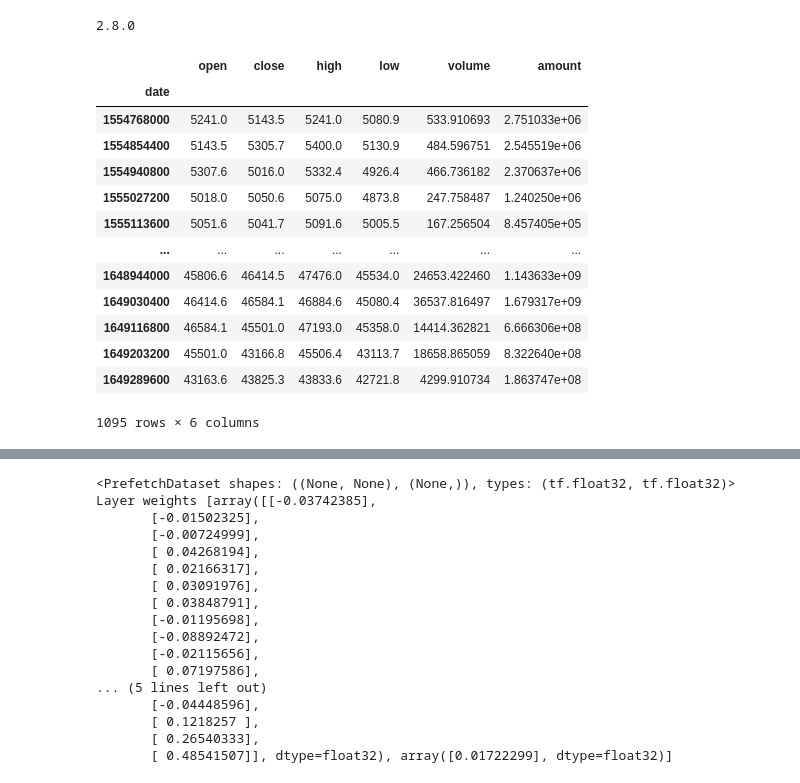
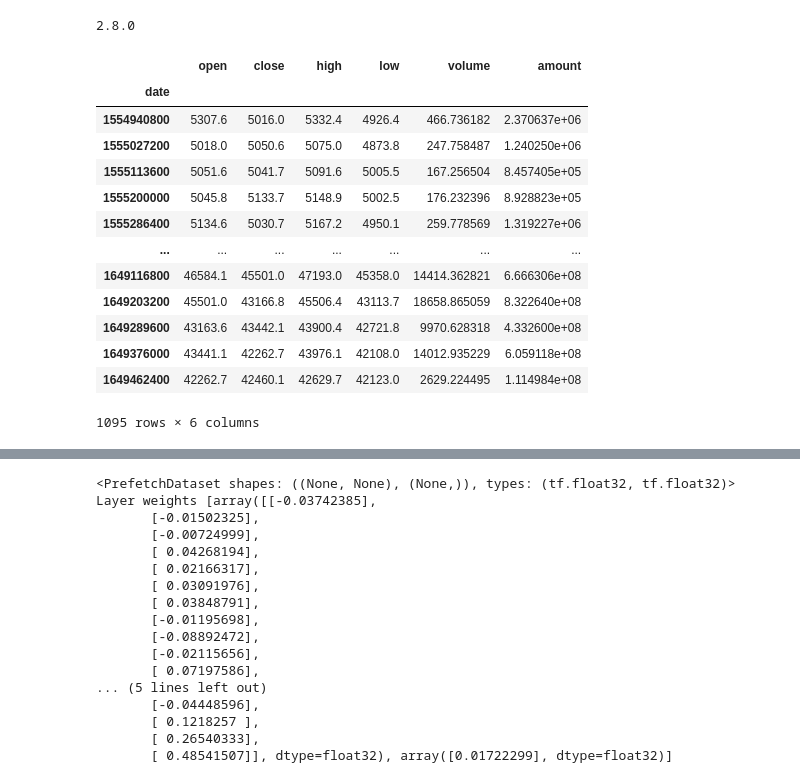
Before and after one commit to epocaterrasus/CryptoTradingAlgorithm, a Jupyter notebook: C4_W2_Lab_2_single_layer_NN.ipynb, the cells around one changed output, grey strips where cells are left out. Cells and saved outputs as stored; diff of their text form; code cells hidden in the pictures.

```diff
--- a/C4_W2_Lab_2_single_layer_NN.ipynb
+++ b/C4_W2_Lab_2_single_layer_NN.ipynb
@@ -72,23 +72,20 @@ x_valid = series[split_time:]
 window_size = 20
 batch_size = 32
 shuffle_buffer_size = 1000
-# %%
-df = info_data.reset_index().drop(columns='index')
-df.set_index('date',inplace=True)
-df = df.astype(float, errors = 'raise')
-df
-# %% [output]
-|  | open | close | high | low | volume | amount |
-| date |  |  |  |  |  |  |
-| 1554768000 | 5241.0 | 5143.5 | 5241.0 | 5080.9 | 533.910693 | 2.751033e+06 |
-| 1554854400 | 5143.5 | 5305.7 | 5400.0 | 5130.9 | 484.596751 | 2.545519e+06 |
-| 1554940800 | 5307.6 | 5016.0 | 5332.4 | 4926.4 | 466.736182 | 2.370637e+06 |
-| 1555027200 | 5018.0 | 5050.6 | 5075.0 | 4873.8 | 247.758487 | 1.240250e+06 |
-| 1555113600 | 5051.6 | 5041.7 | 5091.6 | 5005.5 | 167.256504 | 8.457405e+05 |
-| ... | ... | ... | ... | ... | ... | ... |
-| 1648944000 | 45806.6 | 46414.5 | 47476.0 | 45534.0 | 24653.422460 | 1.143633e+09 |
-| 1649030400 | 46414.6 | 46584.1 | 46884.6 | 45080.4 | 36537.816497 | 1.679317e+09 |
-| 1649116800 | 46584.1 | 45501.0 | 47193.0 | 45358.0 | 14414.362821 | 6.666306e+08 |
-| 1649203200 | 45501.0 | 43166.8 | 45506.4 | 43113.7 | 18658.865059 | 8.322640e+08 |
-| 1649289600 | 43163.6 | 43825.3 | 43833.6 | 42721.8 | 4299.910734 | 1.863747e+08 |
-1095 rows × 6 columns
+# %%
+info_data
+# %% [output]
+|  | open | close | high | low | volume | amount |
+| date |  |  |  |  |  |  |
+| 1554940800 | 5307.6 | 5016.0 | 5332.4 | 4926.4 | 466.736182 | 2.370637e+06 |
+| 1555027200 | 5018.0 | 5050.6 | 5075.0 | 4873.8 | 247.758487 | 1.240250e+06 |
+| 1555113600 | 5051.6 | 5041.7 | 5091.6 | 5005.5 | 167.256504 | 8.457405e+05 |
+| 1555200000 | 5045.8 | 5133.7 | 5148.9 | 5002.5 | 176.232396 | 8.928823e+05 |
+| 1555286400 | 5134.6 | 5030.7 | 5167.2 | 4950.1 | 259.778569 | 1.319227e+06 |
+| ... | ... | ... | ... | ... | ... | ... |
+| 1649116800 | 46584.1 | 45501.0 | 47193.0 | 45358.0 | 14414.362821 | 6.666306e+08 |
+| 1649203200 | 45501.0 | 43166.8 | 45506.4 | 43113.7 | 18658.865059 | 8.322640e+08 |
+| 1649289600 | 43163.6 | 43442.1 | 43900.4 | 42721.8 | 9970.628318 | 4.332600e+08 |
+| 1649376000 | 43441.1 | 42262.7 | 43976.1 | 42108.0 | 14012.935229 | 6.059118e+08 |
+| 1649462400 | 42262.7 | 42460.1 | 42629.7 | 42123.0 | 2629.224495 | 1.114984e+08 |
+1095 rows × 6 columns
```
Also changed, not shown: parts of 3 cells of this notebook, 6 other files.
